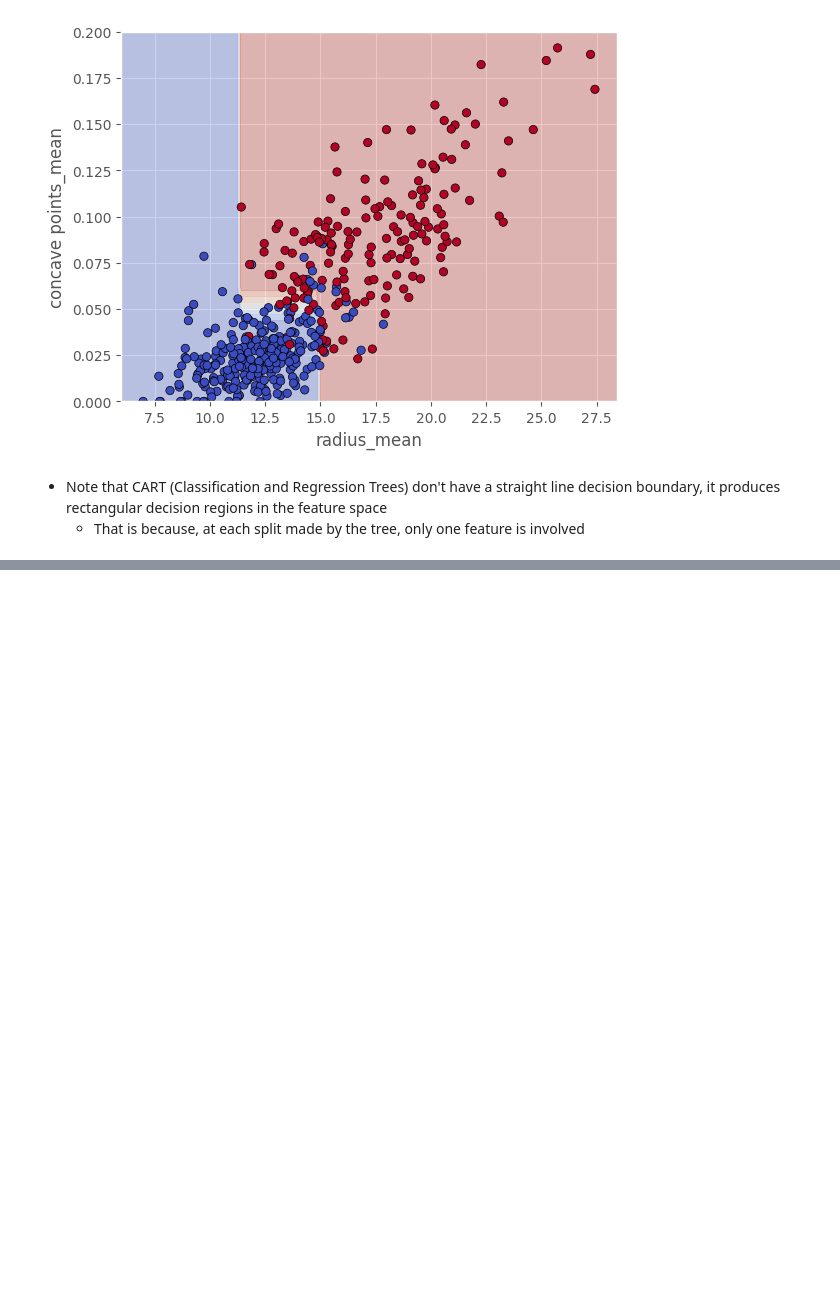
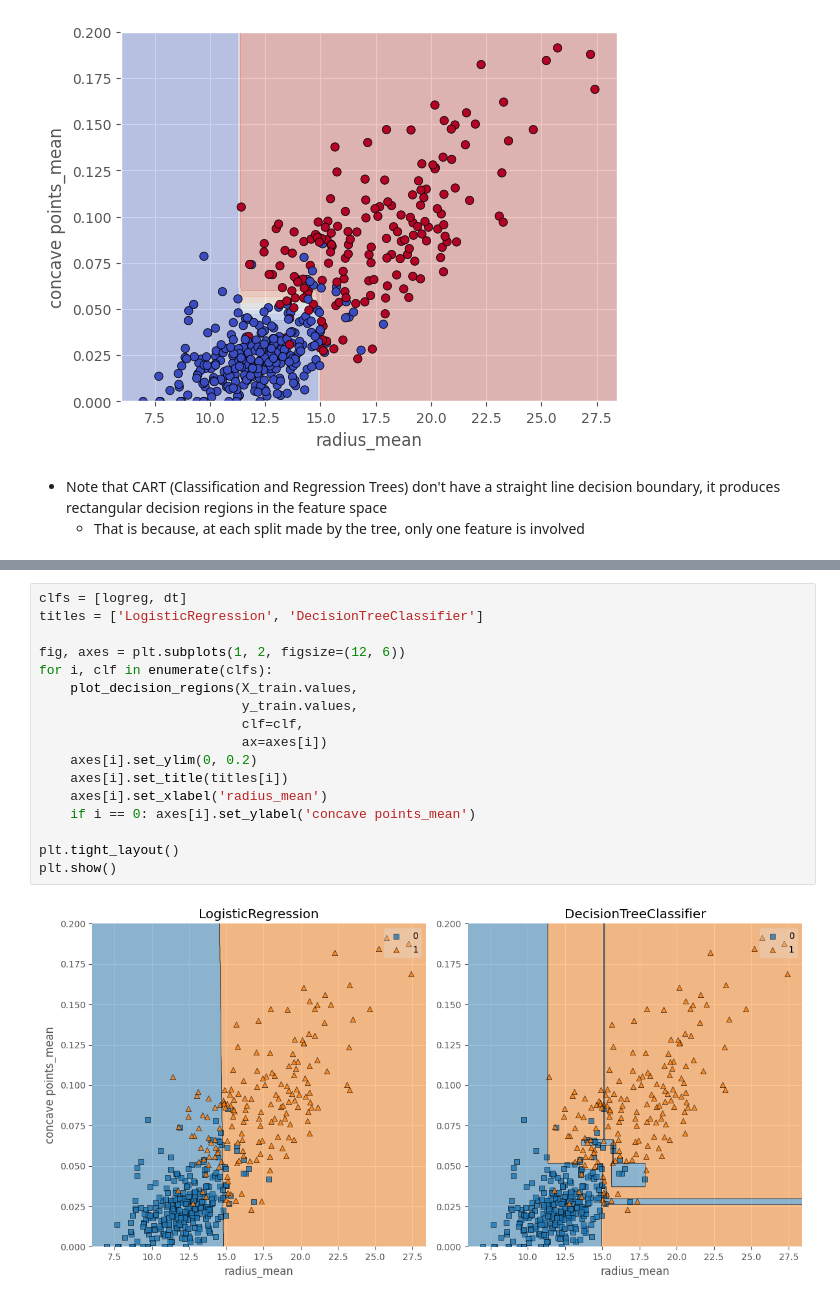
Before and after one commit to PaulToronto/DataCamp-Track---Machine-Learning-Scientist-in-Python, a Jupyter notebook: 6_1_Machine_Learning_with_Tree_Based_Models_in_Python_Classification_and_Regression_Trees.ipynb, the cells around one changed output, grey strips where cells are left out. Drawn from its saved outputs; the diff is of its cells as text; blank space fills up the shorter version.

```diff
--- a/6_1_Machine_Learning_with_Tree_Based_Models_in_Python_Classification_and_Regression_Trees.ipynb
+++ b/6_1_Machine_Learning_with_Tree_Based_Models_in_Python_Classification_and_Regression_Trees.ipynb
@@ -182,0 +261,19 @@ plt.show()
+# %%
+clfs = [logreg, dt]
+titles = ['LogisticRegression', 'DecisionTreeClassifier']
+
+fig, axes = plt.subplots(1, 2, figsize=(12, 6))
+for i, clf in enumerate(clfs):
+    plot_decision_regions(X_train.values,
+                          y_train.values,
+                          clf=clf,
+                          ax=axes[i])
+    axes[i].set_ylim(0, 0.2)
+    axes[i].set_title(titles[i])
+    axes[i].set_xlabel('radius_mean')
+    if i == 0: axes[i].set_ylabel('concave points_mean')
+
+plt.tight_layout()
+plt.show()
+# %% [output]
+[figure, added]
```
Also changed, not shown: parts of 14 cells of this notebook.
